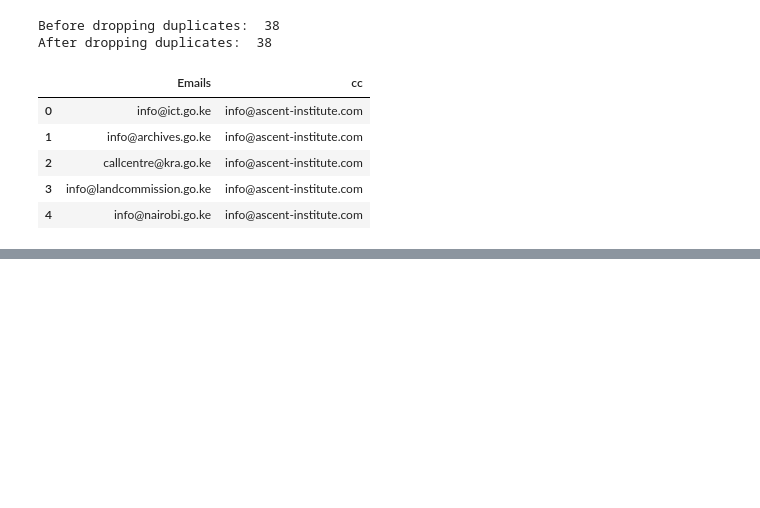
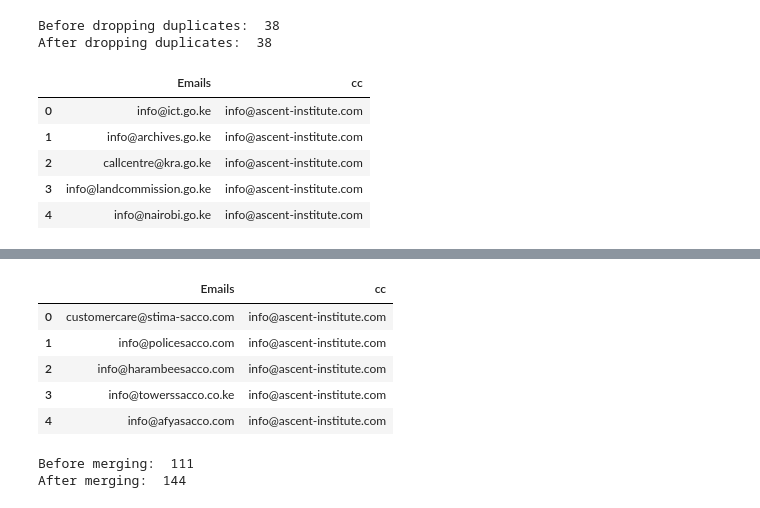
Before and after one commit to IainMosima/bulk-email-sender, a Jupyter notebook: analysis.ipynb, the cells around one changed output, grey strips where cells are left out. Saved outputs shown, nothing was run; the diff lists cells and outputs as text; code cells hidden in the pictures; blank space fills up the shorter version.

```diff
--- a/analysis.ipynb
+++ b/analysis.ipynb
@@ -351,0 +379,20 @@ df_march_20_pension_advanced_records_reminder.to_csv('pension-advanced-records-r
+# %%
+new_emails = ["customercare@stima-sacco.com","info@policesacco.com","info@harambeesacco.com","info@towerssacco.co.ke","info@afyasacco.com", "info@unaitas.com", "marisha@imarisha.co.ke", "hr@unsacco.org", "info@apsarssacco.coop", "ceo@apsarsacco.coop","info@hazinasacco.co.ke","info@mentorsacco.co.ke","info@bandrisacco.co.ke","cwabuyele@safaricom.com", "info@borshasacco.com", "info@k-unity.co.ke", "info@nssfkenya.co.ke","info@rba.go.ke","info@kppf.co.ke","info@lapfund.or.ke","info@cpf.or.ke","info@enwealth.co.ke","info@octagonafrica.com","info@alexanderforbes.co.ke","info@cpf.or.ke","info@eagleafrica.co.ke","info@britam.com","callcic@cic.co.ke","talk2us@jubileekenya.com","info@icealion.com","info@madison.co.ke","clientservice@sanlam.co.ke","contactus@kcbgroup.com"]
+
+df_new_emails = pd.DataFrame(new_emails, columns=["Emails"])
+df_new_emails["cc"] = "info@ascent-institute.com"
+df_new_emails.head()
+# %% [output]
+|  | Emails | cc |
+| 0 | customercare@stima-sacco.com | info@ascent-institute.com |
+| 1 | info@policesacco.com | info@ascent-institute.com |
+| 2 | info@harambeesacco.com | info@ascent-institute.com |
+| 3 | info@towerssacco.co.ke | info@ascent-institute.com |
+| 4 | info@afyasacco.com | info@ascent-institute.com |
+# %%
+print("Before merging: ", len(df_merged))
+df_merged = pd.concat([df_merged, df_new_emails], axis=0)
+print("After merging: ", len(df_merged))
+# %% [output]
+Before merging:  111
+After merging:  144
```
Also changed, not shown: parts of 9 cells of this notebook, 7 other files.
